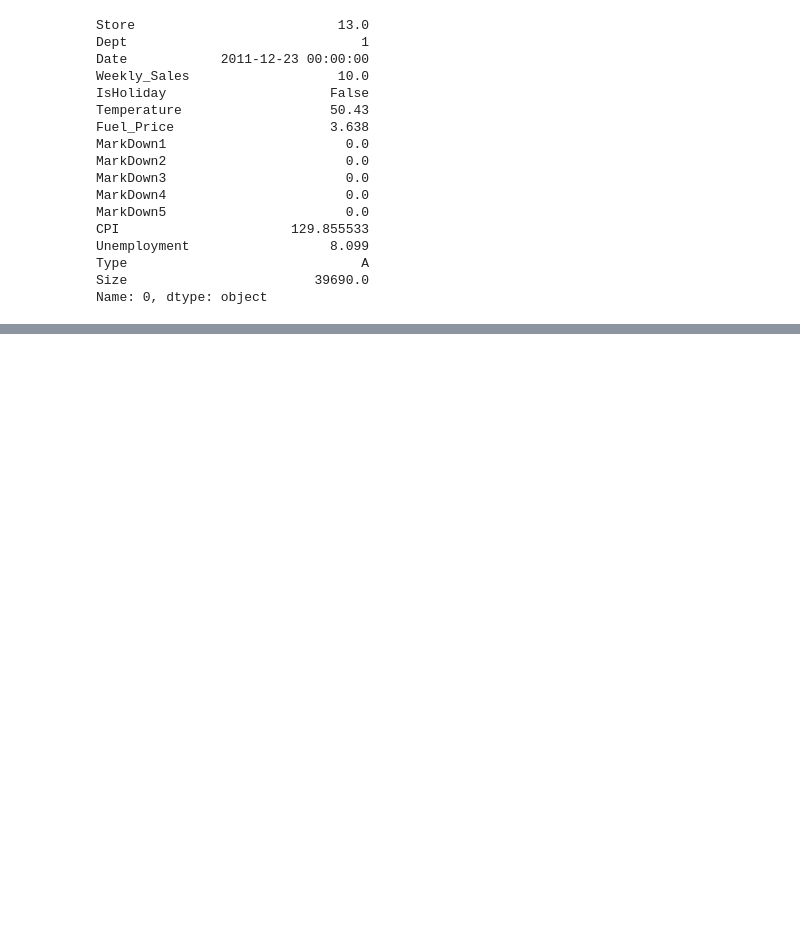
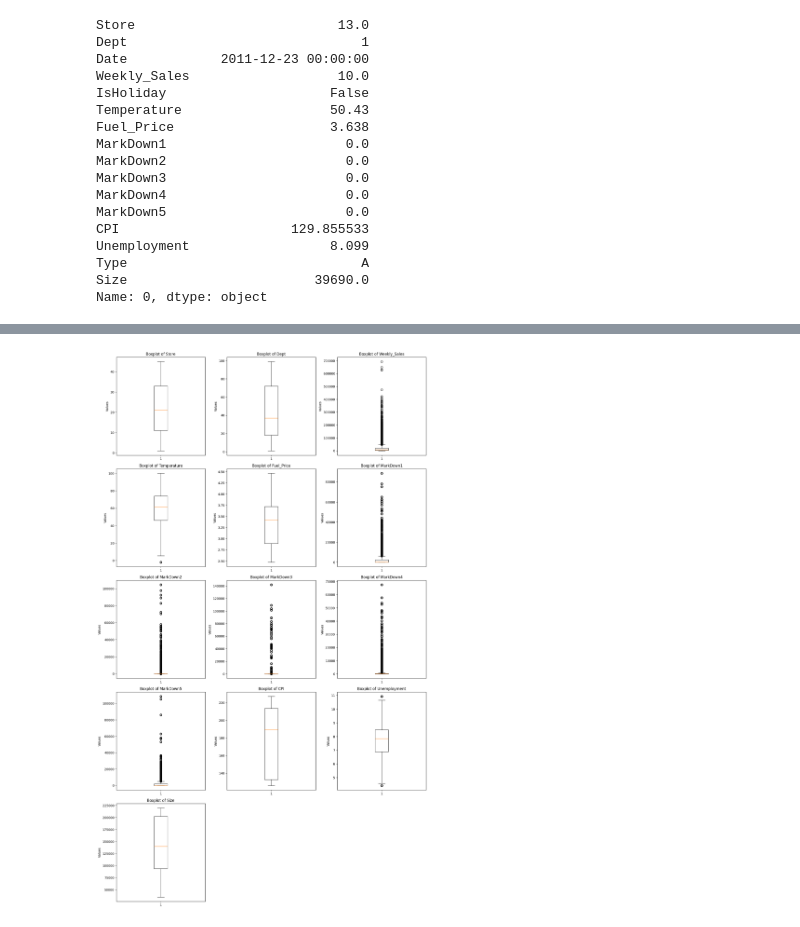
Before and after one commit to bright-light-hub/ML, a Jupyter notebook: Retail Sales Analytics.ipynb, the cells around one changed output, grey strips where cells are left out. Cells and saved outputs as stored; diff of their text form; code cells hidden in the pictures; blank space fills up the shorter version.

```diff
--- a/Retail Sales Analytics.ipynb
+++ b/Retail Sales Analytics.ipynb
@@ -343,0 +314,7 @@ dtype: float64
+# %%
+num_data = df.select_dtypes(include = np.number)
+Q1 = num_data.quantile(0.25)
+Q3 = num_data.quantile(0.75)
+IQR = Q3 - Q1
+lower_bound = Q1 - (1.5 * IQR)
+upper_bound = Q3 + (1.5 * IQR)
@@ -343,0 +360,3 @@ dtype: float64
+# %%
+df = df[(df['Unemployment'] > lower_bound['Unemployment']) & (df['Unemployment'] < upper_bound['Unemployment'])]
+df.reset_index(drop=True, inplace=True)
@@ -344 +366,14 @@ dtype: float64
+# %%
+num_cols = len(numerical_columns)
+plt.figure(figsize=(15, 5 * num_cols))
+for i, col in enumerate(numerical_columns, 1):
+    plt.subplot(num_cols, 3, i)
+    plt.boxplot(df[col])
+    plt.title(f'Boxplot of {col}')
+    plt.ylabel('Values')
+
+plt.tight_layout()
+plt.show()
+# %% [output]
+[figure, added]
 # %%
```
Also changed, not shown: parts of 89 cells of this notebook, 4 other files.
